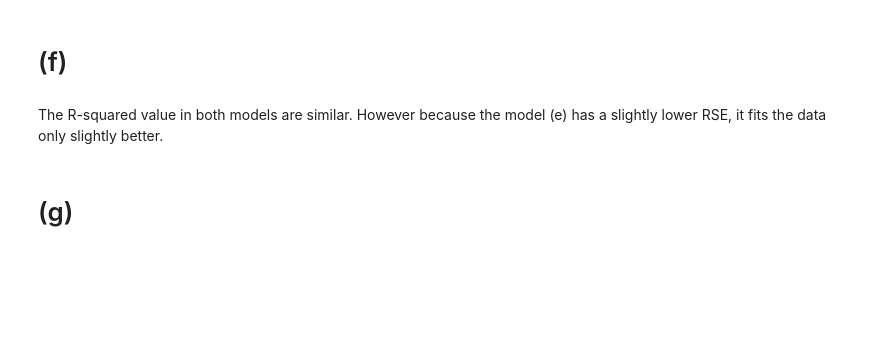
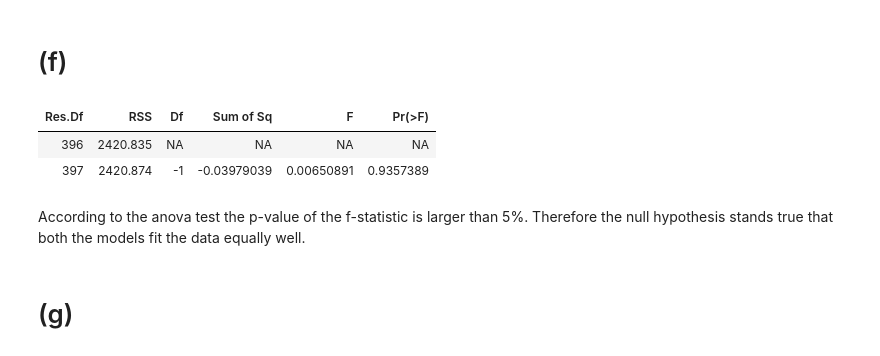
Before and after one commit to bhrzali/ISLR_assignments_applied, a Jupyter notebook: Chapter 3 Linear Regression/Q10/q10.ipynb, the cells around one changed output. Cells and saved outputs as stored; diff of their text form; code cells hidden in the pictures; blank space fills up the shorter version.

```diff
--- a/Chapter 3 Linear Regression/Q10/q10.ipynb
+++ b/Chapter 3 Linear Regression/Q10/q10.ipynb
@@ -91,8 +91,14 @@ Multiple R-squared:  0.2393,    Adjusted R-squared:  0.2354
 F-statistic: 62.43 on 2 and 397 DF,  p-value: < 2.2e-16
 # %% [markdown]
 # (f)
-# %% [markdown]
-The R-squared value in both models are similar. However because the model (e) has a slightly lower RSE, it fits the data only slightly better.
+# %%
+anova(lm.fit,lm.fit_small)
+# %% [output]
+| Res.Df | RSS | Df | Sum of Sq | F | Pr(>F) |
+| 396 | 2420.835 | NA | NA | NA | NA |
+| 397 | 2420.874 | -1 | -0.03979039 | 0.00650891 | 0.9357389 |
+# %% [markdown]
+According to the anova test the p-value of the f-statistic is larger than 5%. Therefore the null hypothesis stands true that both the models fit the data equally well.
 # %% [markdown]
 # (g)
 # %%
```
Also changed, not shown: 9 other files.
